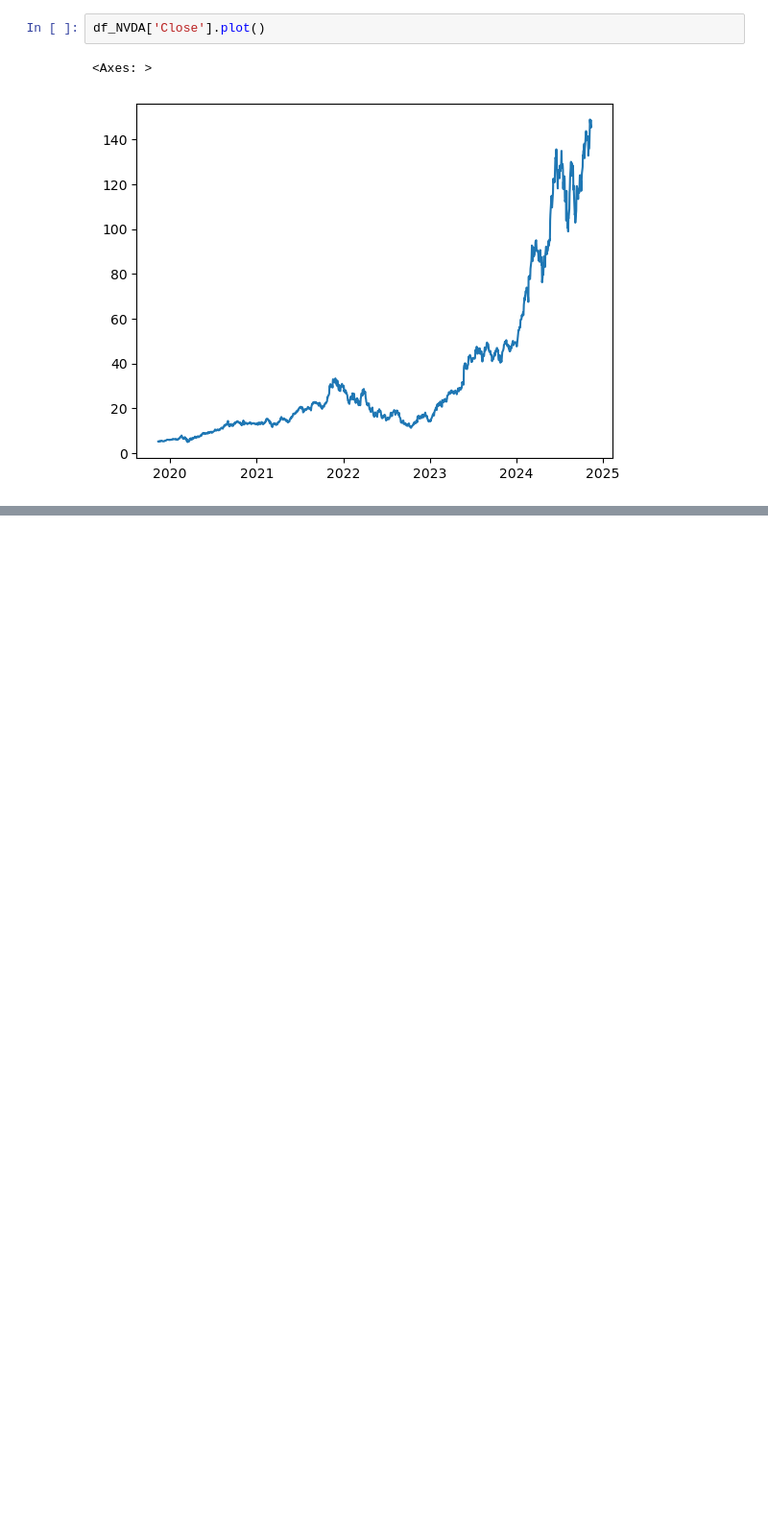
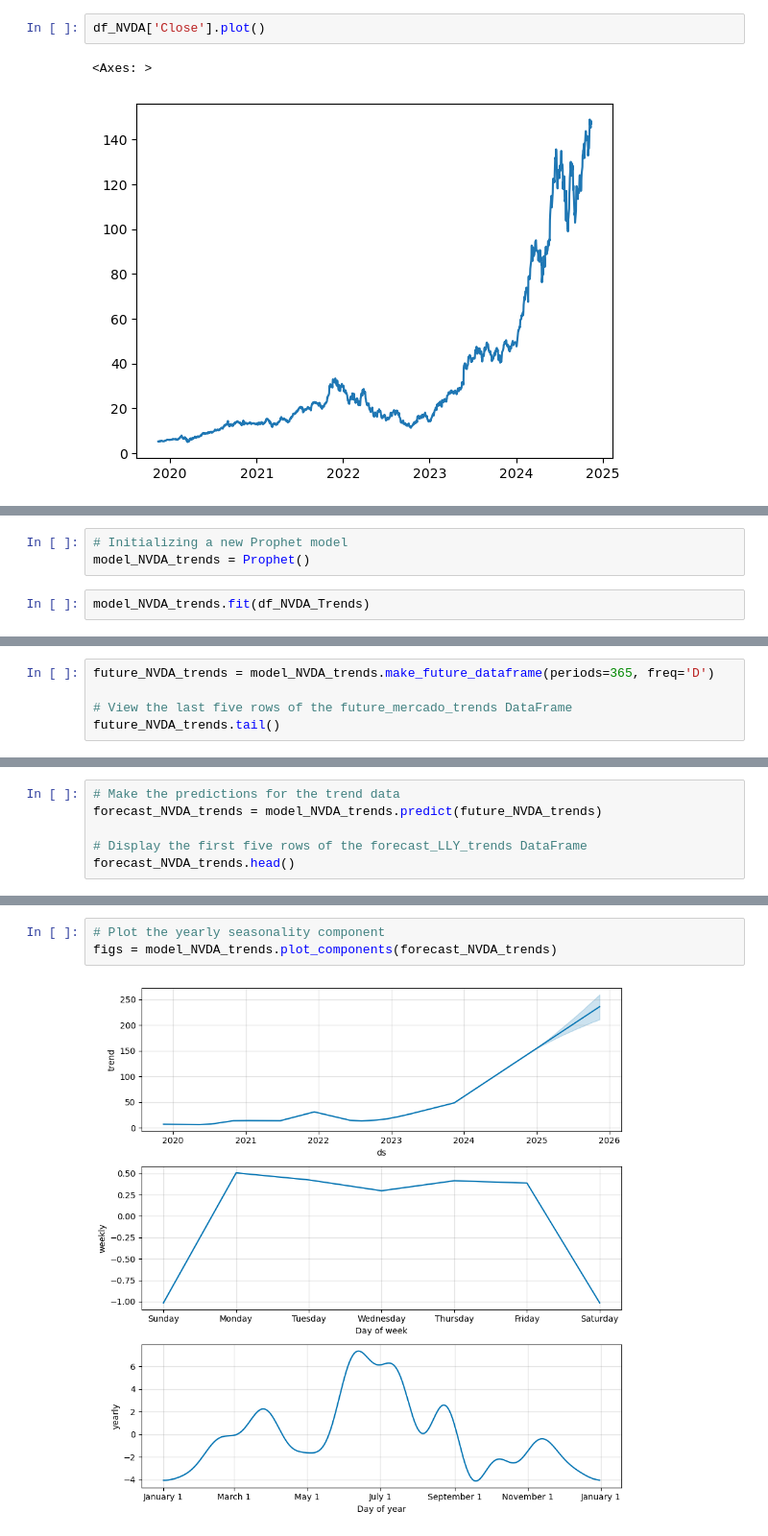
Before and after one commit to veenauppalapati/stock-market-analysis, a Jupyter notebook: stock-market-analysis.ipynb, the cells around one changed output, grey strips where cells are left out. Shown at 96% size. Cells and saved outputs as stored; diff of their text form; blank space fills up the shorter version.

```diff
--- a/stock-market-analysis.ipynb
+++ b/stock-market-analysis.ipynb
@@ -491,0 +640,5 @@ df_NVDA['Close'].plot()
+# %%
+# Initializing a new Prophet model
+model_NVDA_trends = Prophet()
+# %%
+model_NVDA_trends.fit(df_NVDA_Trends)
@@ -491,0 +649,5 @@ df_NVDA['Close'].plot()
+# %%
+future_NVDA_trends = model_NVDA_trends.make_future_dataframe(periods=365, freq='D')
+
+# View the last five rows of the future_mercado_trends DataFrame
+future_NVDA_trends.tail()
@@ -491,0 +661,6 @@ df_NVDA['Close'].plot()
+# %%
+# Make the predictions for the trend data
+forecast_NVDA_trends = model_NVDA_trends.predict(future_NVDA_trends)
+
+# Display the first five rows of the forecast_LLY_trends DataFrame
+forecast_NVDA_trends.head()
@@ -491,0 +724,5 @@ df_NVDA['Close'].plot()
+# %%
+# Plot the yearly seasonality component
+figs = model_NVDA_trends.plot_components(forecast_NVDA_trends)
+# %% [output]
+[figure, added]
```
Also changed, not shown: parts of 31 cells of this notebook, 7 other files.
